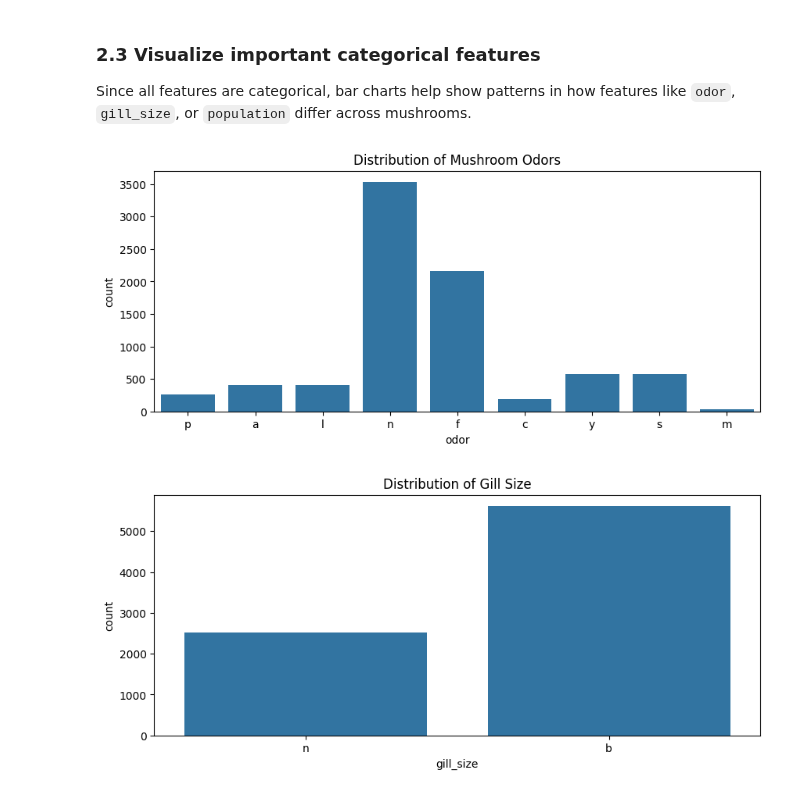
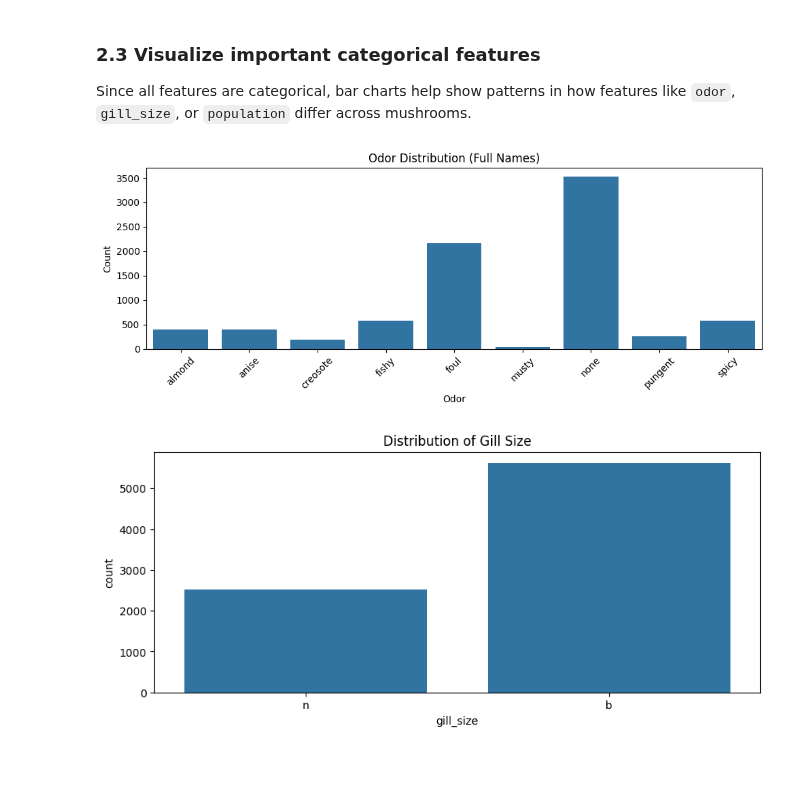
Before and after one commit to BethSpornitz/ml01, a Jupyter notebook: notebooks/midterm/classification_bethspornitz.ipynb, the cells around one changed output. Cells and saved outputs as stored; diff of their text form; code cells hidden in the pictures; blank space fills up the shorter version.

Commit message:
add data dictionary for odor for mushrooms

```diff
--- a/notebooks/midterm/classification_bethspornitz.ipynb
+++ b/notebooks/midterm/classification_bethspornitz.ipynb
@@ -177,14 +179,33 @@ Name: count, dtype: int64
 ### 2.3 Visualize important categorical features
 
 Since all features are categorical, bar charts help show patterns in how features like `odor`, `gill_size`, or `population` differ across mushrooms.
-# %%
-# Example 1: Odor distribution
-plt.figure(figsize=(10, 4))
-sns.countplot(x='odor', data=df)
-plt.title("Distribution of Mushroom Odors")
-plt.show()
-# %% [output]
-[figure, removed]
+# %%
+# Odor mapping from UCI dataset
+odor_mapping = {
+    'a': 'almond',
+    'l': 'anise',
+    'c': 'creosote',
+    'y': 'fishy',
+    'f': 'foul',
+    'm': 'musty',
+    'n': 'none',
+    'p': 'pungent',
+    's': 'spicy'
+}
+# %%
+# Replace odor codes with full words
+df['odor_full'] = df['odor'].map(odor_mapping)
+# %%
+plt.figure(figsize=(10,4))
+sns.countplot(x='odor_full', data=df, order=sorted(df['odor_full'].dropna().unique()))
+plt.title("Odor Distribution (Full Names)")
+plt.xlabel("Odor")
+plt.ylabel("Count")
+plt.xticks(rotation=45)
+plt.tight_layout()
+plt.show()
+# %% [output]
+[figure, added]
 # %%
 # Example 2: Gill size distribution
 plt.figure(figsize=(10, 4))
```
Also changed, not shown: parts of 2 cells of this notebook.
